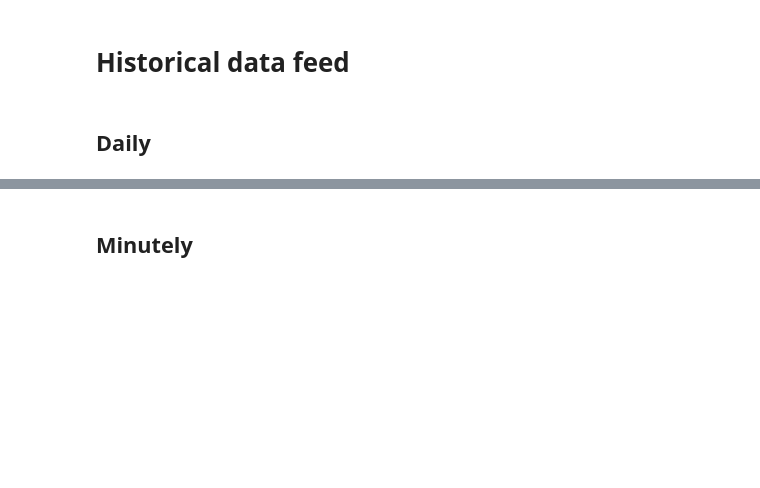
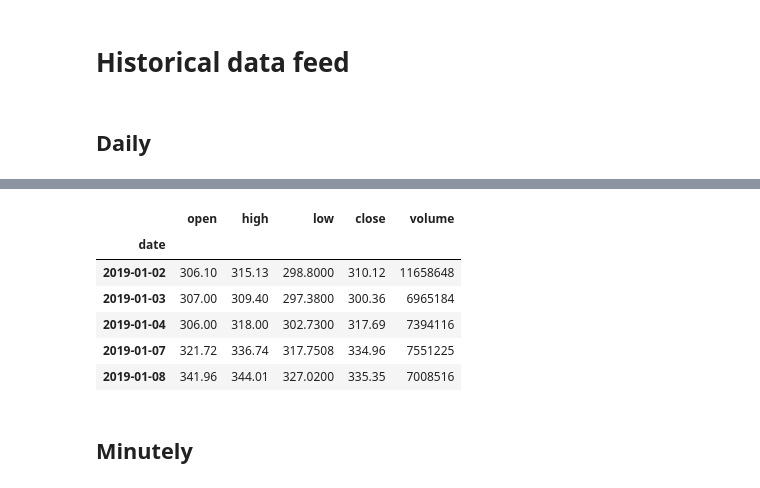
Before and after one commit to bormanjo/markets-monitor, a Jupyter notebook: iex-data-feed.ipynb, the cells around one changed output, grey strips where cells are left out. Cells and saved outputs as stored; diff of their text form; code cells hidden in the pictures; blank space fills up the shorter version.

```diff
--- a/iex-data-feed.ipynb
+++ b/iex-data-feed.ipynb
@@ -32,3 +32,13 @@ plt.show()
+# %%
+df.head()
+# %% [output]
+|  | open | high | low | close | volume |
+| date |  |  |  |  |  |
+| 2019-01-02 | 306.10 | 315.13 | 298.8000 | 310.12 | 11658648 |
+| 2019-01-03 | 307.00 | 309.40 | 297.3800 | 300.36 | 6965184 |
+| 2019-01-04 | 306.00 | 318.00 | 302.7300 | 317.69 | 7394116 |
+| 2019-01-07 | 321.72 | 336.74 | 317.7508 | 334.96 | 7551225 |
+| 2019-01-08 | 341.96 | 344.01 | 327.0200 | 335.35 | 7008516 |
 # %% [markdown]
 ## Minutely
 # %%
```
Also changed, not shown: parts of 3 cells of this notebook, 7 other files.
